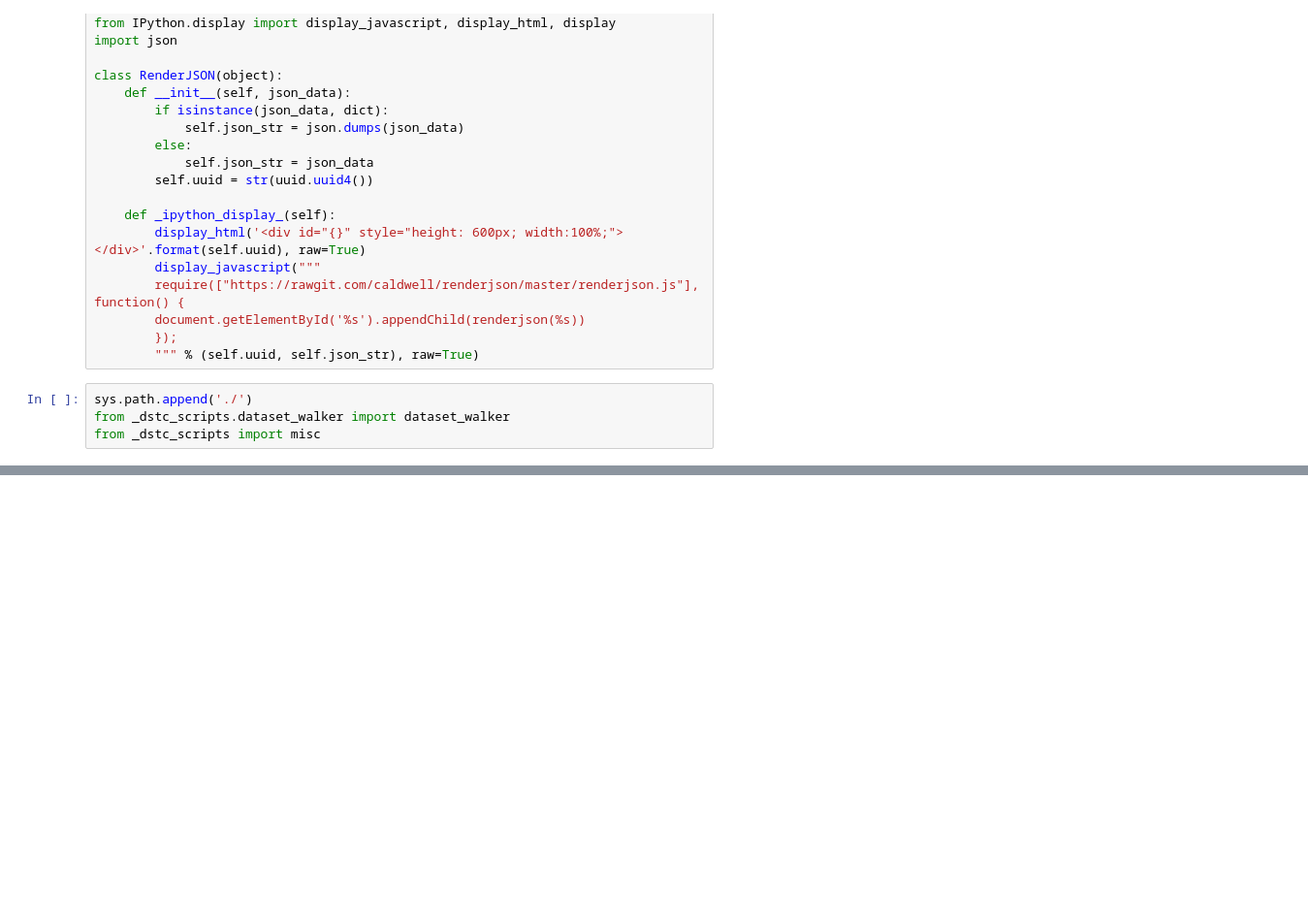
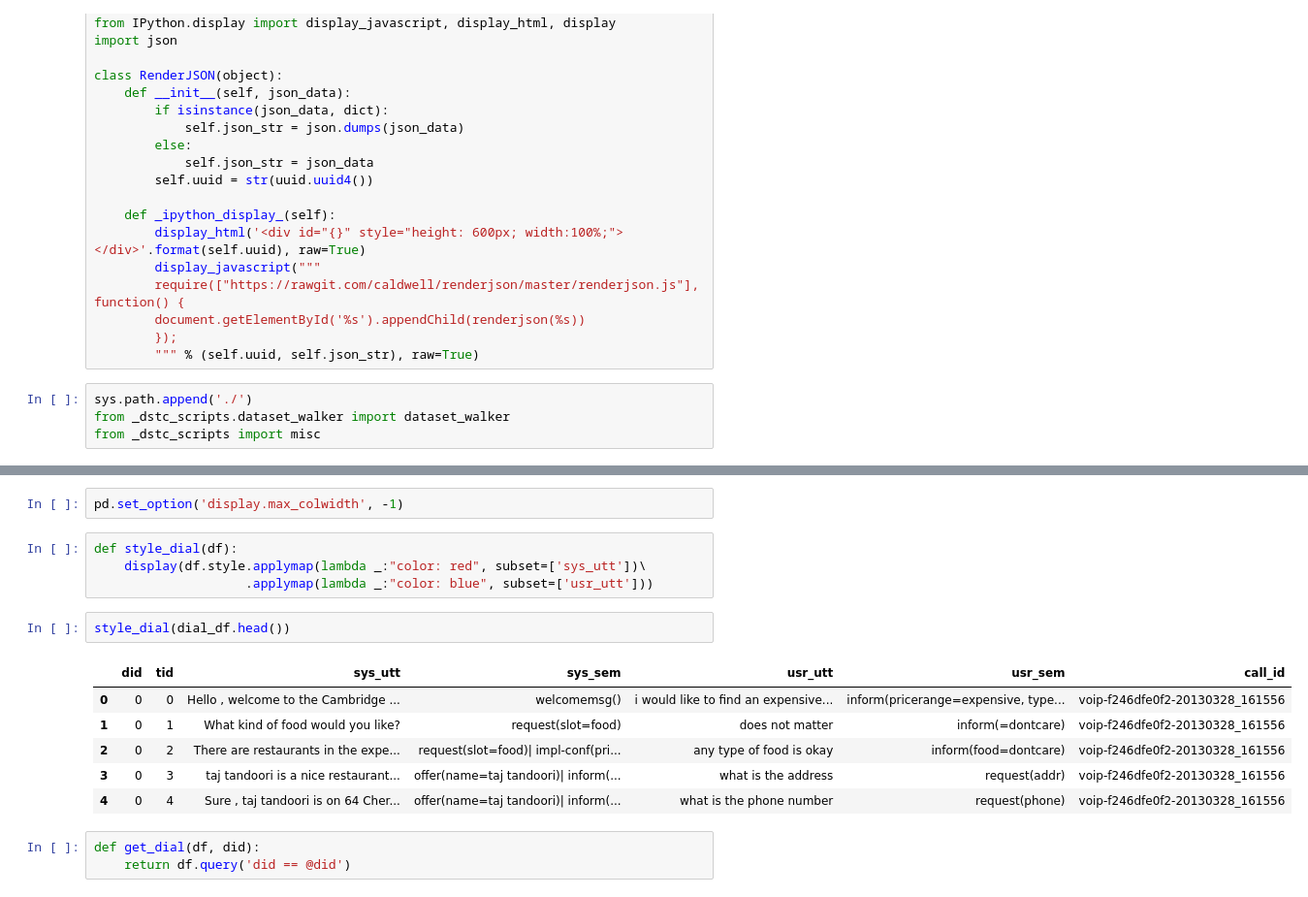
Before and after one commit to davidschlangen/sose19-anw1-dialmod, a Jupyter notebook: material/Corpora/explore_dstc2.ipynb, the cells around one changed output, grey strips where cells are left out. Shown at 97% size. Saved outputs shown, nothing was run; the diff lists cells and outputs as text; blank space fills up the shorter version.

```diff
--- a/material/Corpora/explore_dstc2.ipynb
+++ b/material/Corpora/explore_dstc2.ipynb
@@ -58,0 +113,18 @@ for call in dataset:
+# %%
+pd.set_option('display.max_colwidth', -1)
+# %%
+def style_dial(df):
+    display(df.style.applymap(lambda _:"color: red", subset=['sys_utt'])\
+                    .applymap(lambda _:"color: blue", subset=['usr_utt']))
+# %%
+style_dial(dial_df.head())
+# %% [output]
+|  | did | tid | sys_utt | sys_sem | usr_utt | usr_sem | call_id |
+| 0 | 0 | 0 | Hello , welcome to the Cambridge ... | welcomemsg() | i would like to find an expensive... | inform(pricerange=expensive, type... | voip-f246dfe0f2-20130328_161556 |
+| 1 | 0 | 1 | What kind of food would you like? | request(slot=food) | does not matter | inform(=dontcare) | voip-f246dfe0f2-20130328_161556 |
+| 2 | 0 | 2 | There are restaurants in the expe... | request(slot=food)| impl-conf(pri... | any type of food is okay | inform(food=dontcare) | voip-f246dfe0f2-20130328_161556 |
+| 3 | 0 | 3 | taj tandoori is a nice restaurant... | offer(name=taj tandoori)| inform(... | what is the address | request(addr) | voip-f246dfe0f2-20130328_161556 |
+| 4 | 0 | 4 | Sure , taj tandoori is on 64 Cher... | offer(name=taj tandoori)| inform(... | what is the phone number | request(phone) | voip-f246dfe0f2-20130328_161556 |
+# %%
+def get_dial(df, did):
+    return df.query('did == @did')
```
Also changed, not shown: parts of 9 cells of this notebook, 1 other file.
